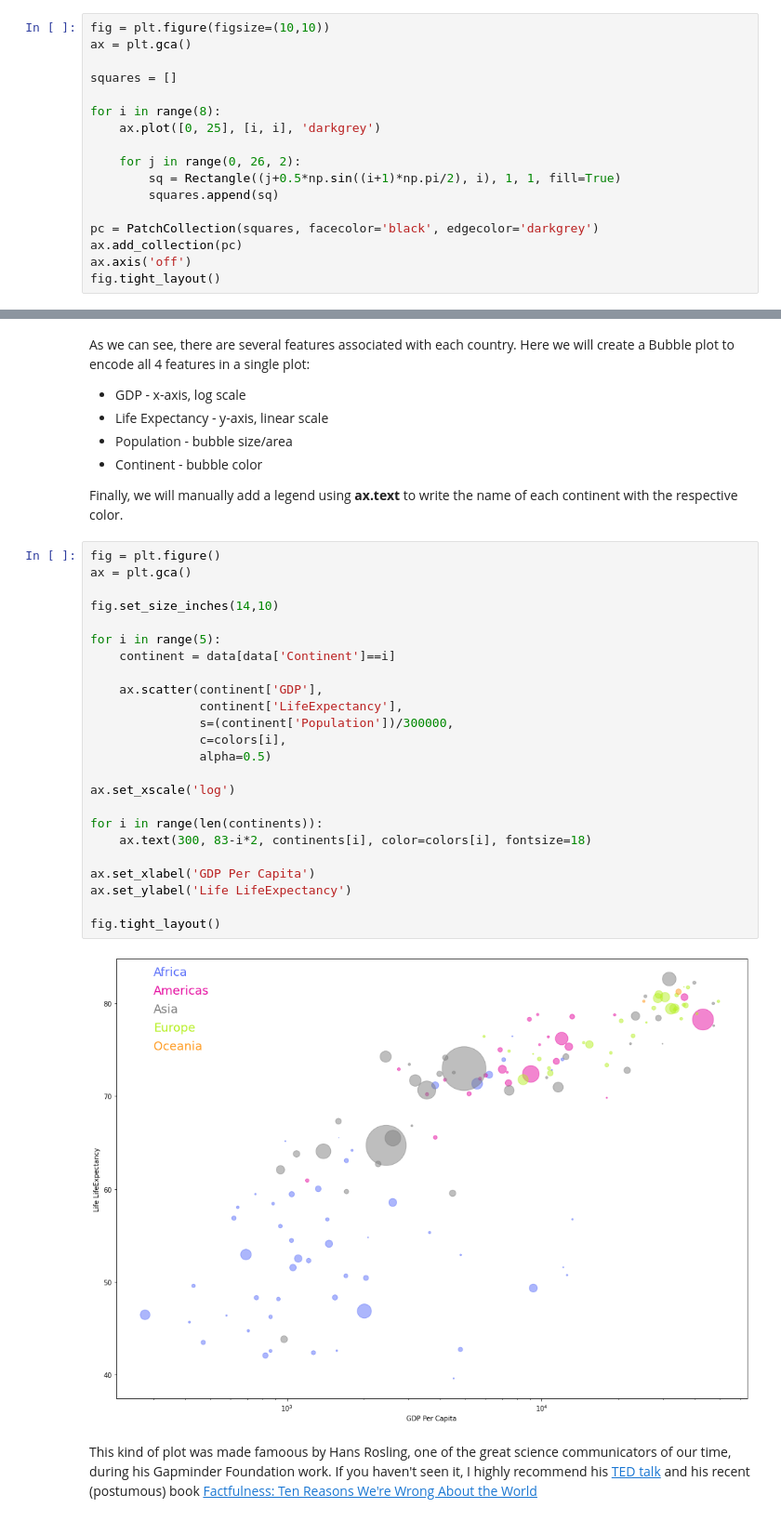
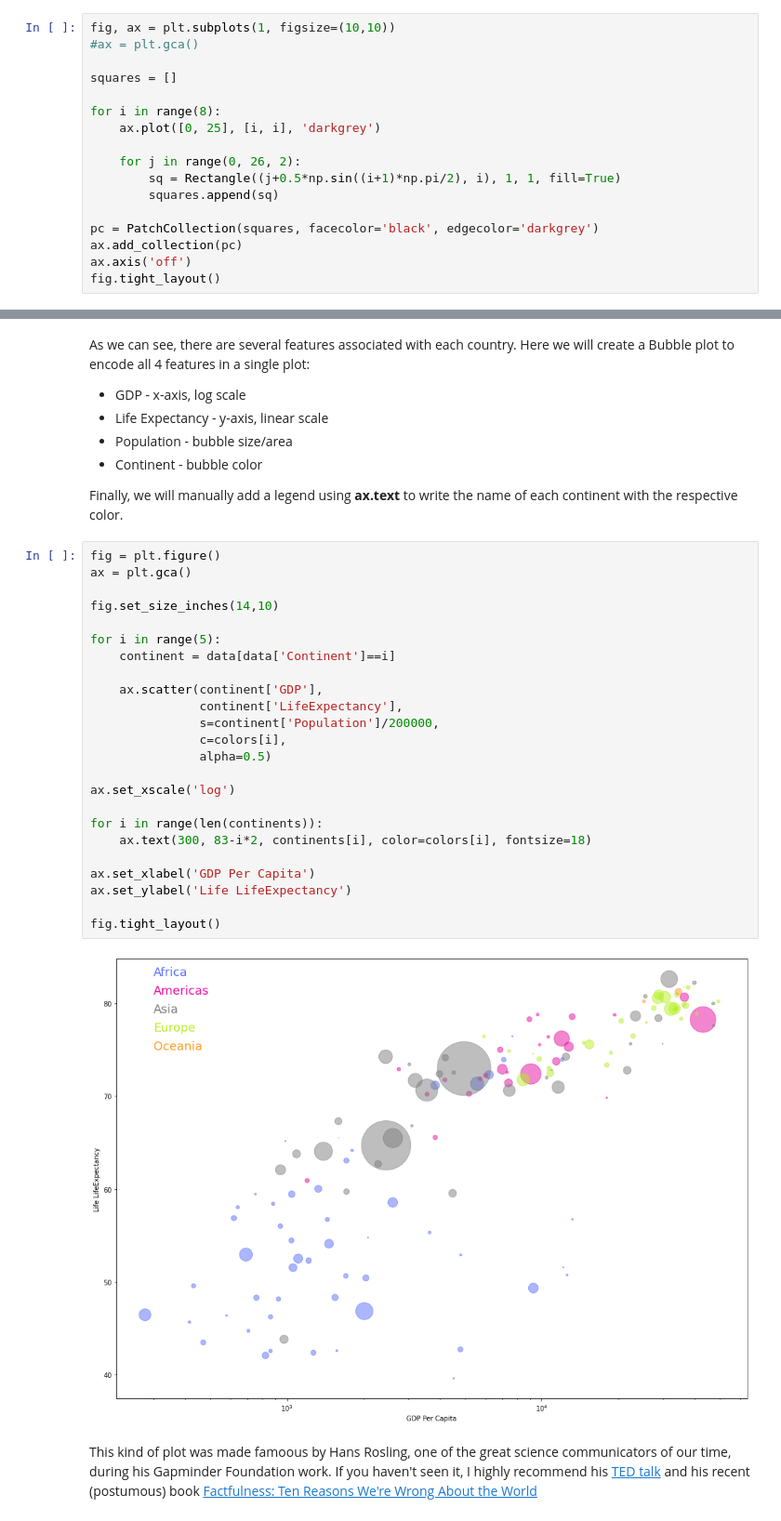
Before and after one commit to DataForScience/DataViz, a Jupyter notebook: 1. Matplotlib.ipynb, the cells around one changed output, grey strips where cells are left out. Shown at 93% size. Cells and saved outputs as stored; diff of their text form.

```diff
--- a/1. Matplotlib.ipynb
+++ b/1. Matplotlib.ipynb
@@ -257,8 +257,8 @@ plt.bar(x=4, height=24)
 # %% [markdown]
 **matplotlib** also includes support for different types of shapes, called **patches**, such as Circle, Rectangle, Arrow, etc.. See https://matplotlib.org/api/patches_api.html for a complete list. Let's make a simple optical illusion using just rectangles.
 # %%
-fig = plt.figure(figsize=(10,10))
-ax = plt.gca()
+fig, ax = plt.subplots(1, figsize=(10,10))
+#ax = plt.gca()
 
 squares = []
 
@@ -322,29 +322,29 @@ Finally, we will manually add a legend using **ax.text** to write the name of ea
 # %%
 fig = plt.figure()
 ax = plt.gca()
 
 fig.set_size_inches(14,10)
 
 for i in range(5):
     continent = data[data['Continent']==i]
 
     ax.scatter(continent['GDP'],
                continent['LifeExpectancy'],
-               s=(continent['Population'])/300000,
+               s=continent['Population']/200000,
                c=colors[i],
                alpha=0.5)
 
 ax.set_xscale('log')
 
 for i in range(len(continents)):
     ax.text(300, 83-i*2, continents[i], color=colors[i], fontsize=18)
 
 ax.set_xlabel('GDP Per Capita')
 ax.set_ylabel('Life LifeExpectancy')
 
 fig.tight_layout()
 # %% [output]
-[figure, old version]
+[figure, new version]
 # %% [markdown]
 This kind of plot was made famoous by Hans Rosling, one of the great science communicators of our time, during his Gapminder Foundation work. If you haven't seen it, I highly recommend his [TED talk](https://www.youtube.com/watch?v=hVimVzgtD6w) and his recent (postumous) book [Factfulness: Ten Reasons We're Wrong About the World](https://www.amazon.com/Factfulness-Reasons-Wrong-Things-Better-ebook/dp/B0769XK7D6)
 # %% [markdown]
```
Also changed, not shown: parts of 3 cells of this notebook, 3 other files.
